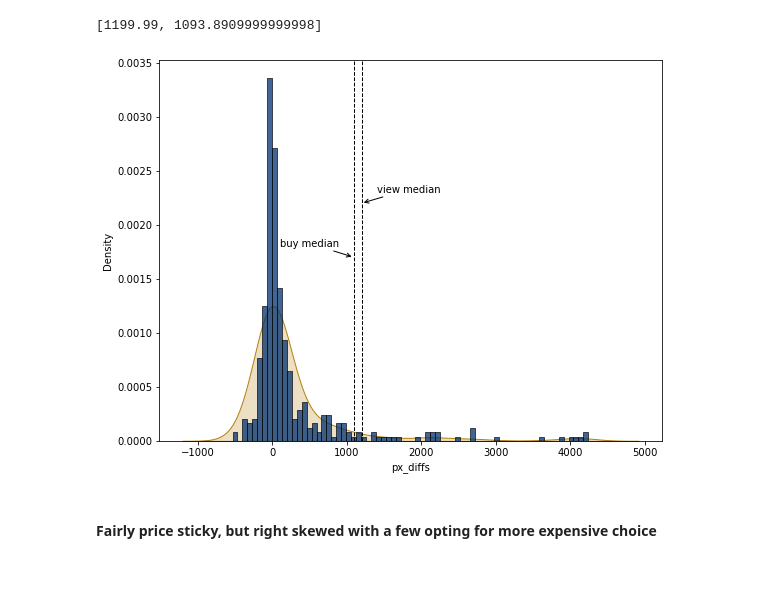
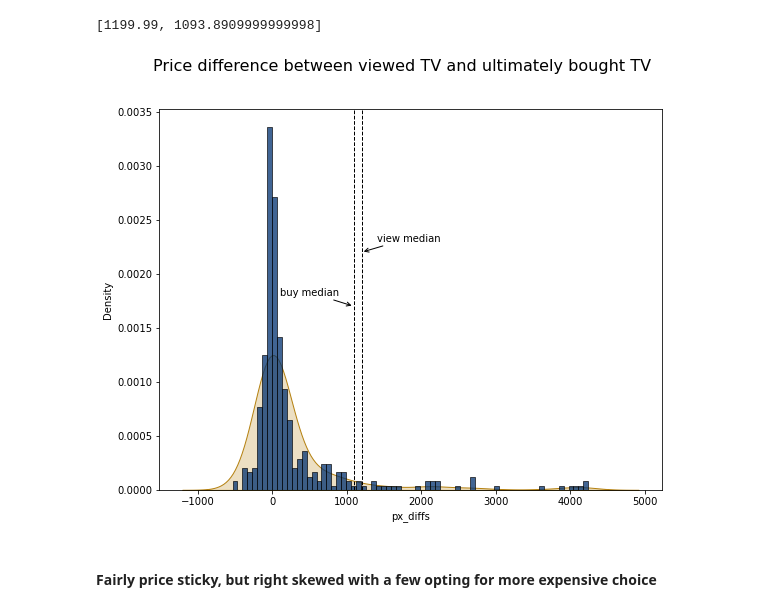
Before and after one commit to dnie44/nycdatascience_python_project, a Jupyter notebook: bb_analysis3.ipynb, the cells around one changed output. Drawn from its saved outputs; the diff is of its cells as text; code cells hidden in the pictures; blank space fills up the shorter version.

```diff
--- a/bb_analysis3.ipynb
+++ b/bb_analysis3.ipynb
@@ -163,19 +164,22 @@ sns.set_palette(sns.color_palette("cividis", n_plots), n_plots)
 # %%
 fig = plt.gcf()
 fig.set_size_inches(9,7)
 ax = sns.histplot(ub_pxdiffs['px_diffs'], stat='density', label='price diff',kde=False)
 ax = sns.kdeplot(ub_pxdiffs['px_diffs'], color='#b58110', linewidth=1,fill=True)
 
 #plot viewed TV median price as vertical line
 plt.axvline(x=ub_pxdiffs.orig_px.median(),c='black',ls='--',linewidth=1)
 ax.annotate('view median', xy=(1200,0.0022), xytext=(1400,0.0023),
             arrowprops=dict(arrowstyle='->', facecolor='#ffe945'),)
 plt.axvline(x=ub_pxdiffs.ub_px.median(),c='black',ls='--',linewidth=1)
 ax.annotate('buy median', xy=(1090,0.0017), xytext=(100,0.0018),
             arrowprops=dict(arrowstyle='->', facecolor='#ffe945'),)
-plt.show()
+fig.suptitle('Price difference between viewed TV and ultimately bought TV', size=16)
+
+#save file for Presentation
+fig.savefig('temp.png', transparent=True)
 # %% [output]
-[figure, old version]
+[figure, new version]
 # %% [markdown]
 #### Fairly price sticky, but right skewed with a few opting for more expensive choice
 # %% [markdown]
```
Also changed, not shown: parts of 7 cells of this notebook, 3 other files.
